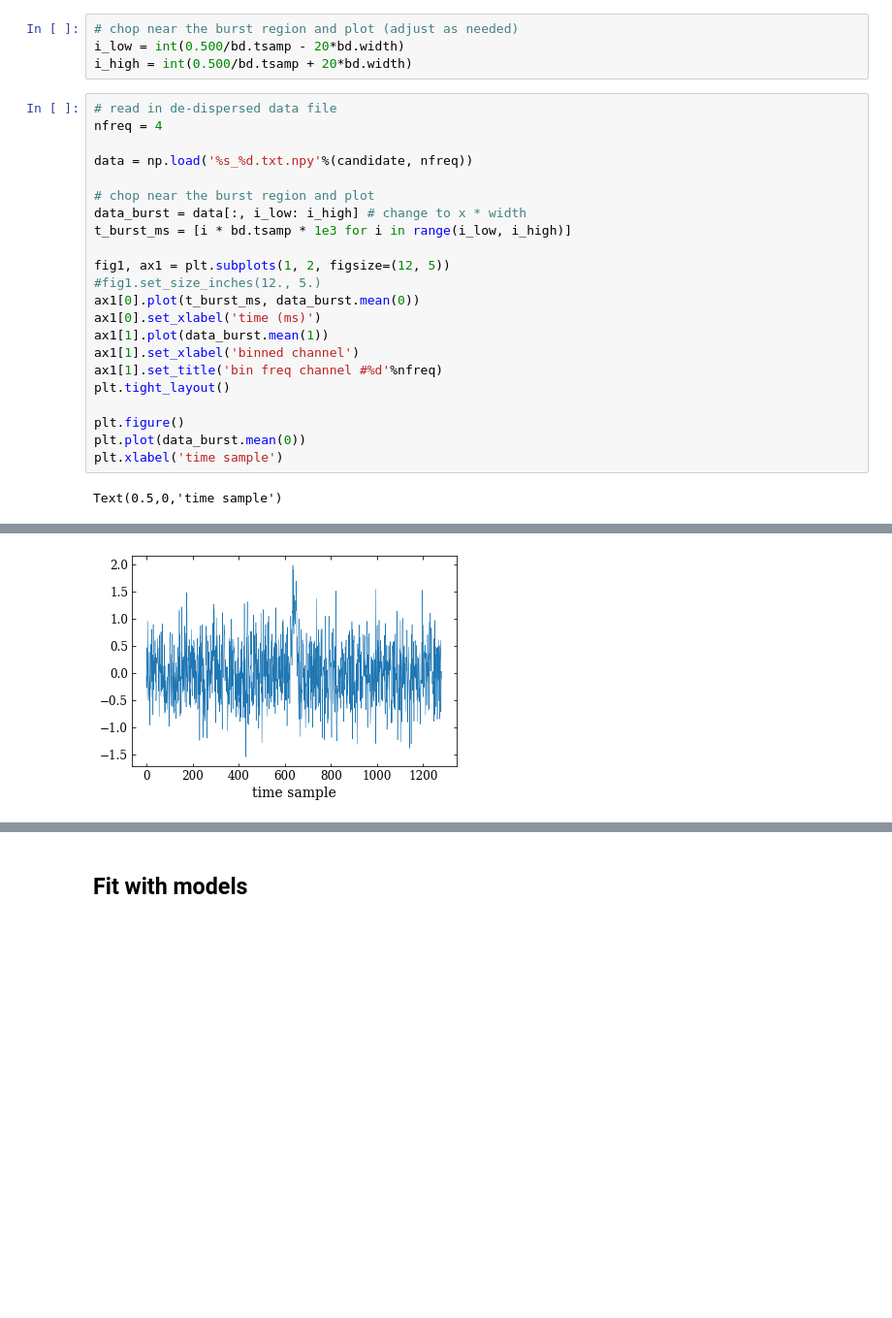
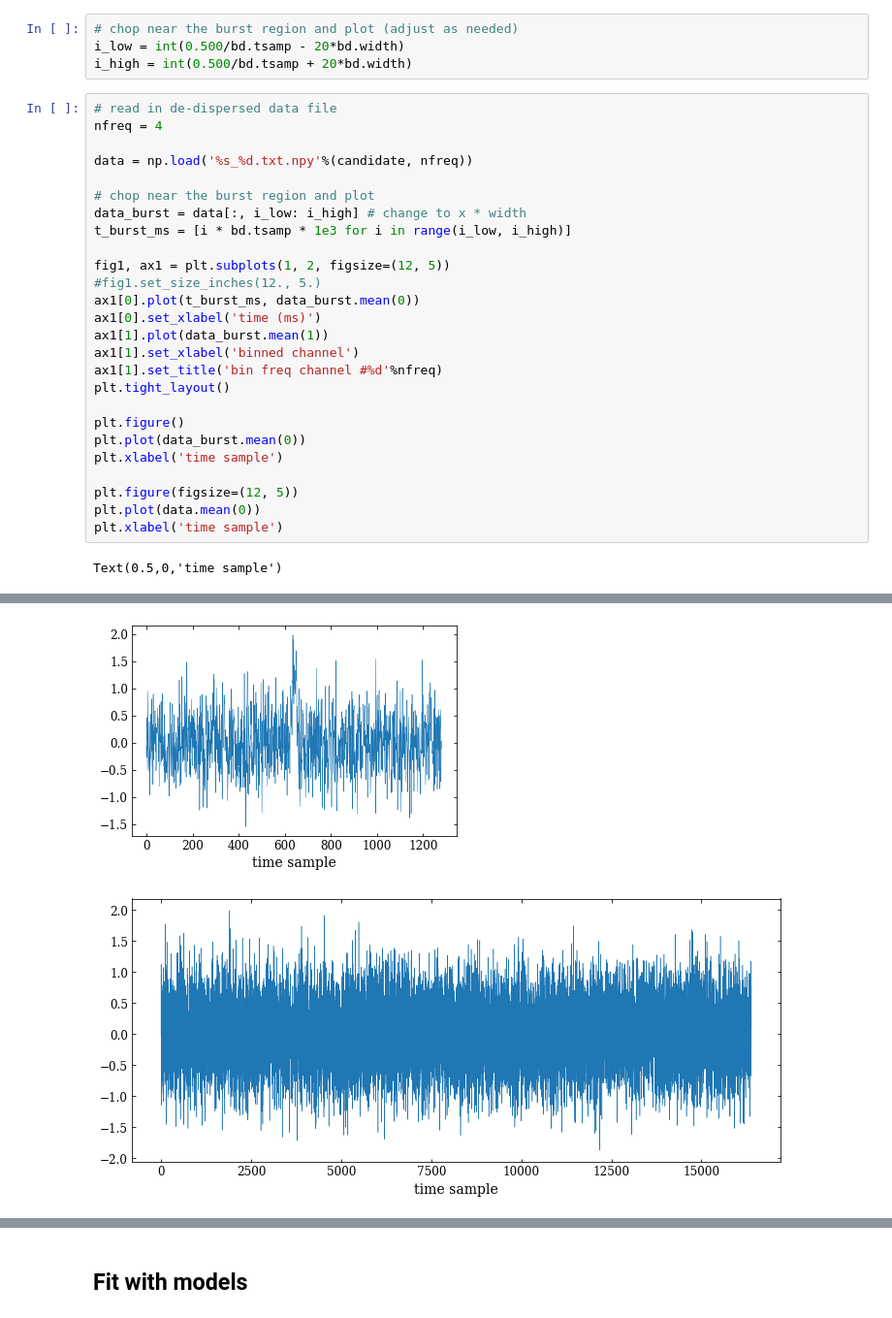
Before and after one commit to dsa110/burstfit, a Jupyter notebook: examples/BurstFit_real_time_FRB_220501aaar.ipynb, the cells around one changed output, grey strips where cells are left out. Shown at 97% size. Cells and saved outputs as stored; diff of their text form; blank space fills up the shorter version.

```diff
--- a/examples/BurstFit_real_time_FRB_220501aaar.ipynb
+++ b/examples/BurstFit_real_time_FRB_220501aaar.ipynb
@@ -88,26 +88,31 @@ i_high = int(0.500/bd.tsamp + 20*bd.width)
 # %%
 # read in de-dispersed data file
 nfreq = 4
 
 data = np.load('%s_%d.txt.npy'%(candidate, nfreq))
 
 # chop near the burst region and plot
 data_burst = data[:, i_low: i_high] # change to x * width
 t_burst_ms = [i * bd.tsamp * 1e3 for i in range(i_low, i_high)]
 
 fig1, ax1 = plt.subplots(1, 2, figsize=(12, 5))
 #fig1.set_size_inches(12., 5.)
 ax1[0].plot(t_burst_ms, data_burst.mean(0))
 ax1[0].set_xlabel('time (ms)')
 ax1[1].plot(data_burst.mean(1))
 ax1[1].set_xlabel('binned channel')
 ax1[1].set_title('bin freq channel #%d'%nfreq)
 plt.tight_layout()
 
 plt.figure()
 plt.plot(data_burst.mean(0))
 plt.xlabel('time sample')
+
+plt.figure(figsize=(12, 5))
+plt.plot(data.mean(0))
+plt.xlabel('time sample')
 # %% [output]
 Text(0.5,0,'time sample')
 [figure]
 [figure]
+[figure, added]
```
Also changed, not shown: parts of 2 cells of this notebook, 9 other files.
